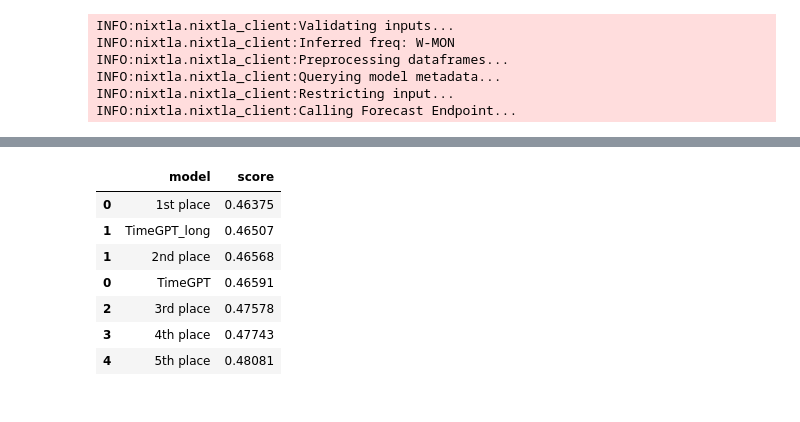
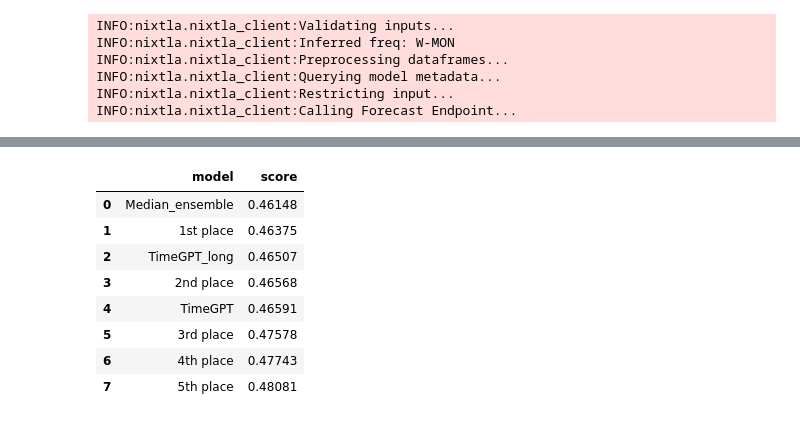
Before and after one commit to MMenchero/modern_forecasting_course, a Jupyter notebook: nbs/04_timegpt.ipynb, the cells around one changed output, grey strips where cells are left out. Drawn from its saved outputs; the diff is of its cells as text; code cells hidden in the pictures.

```diff
--- a/nbs/04_timegpt.ipynb
+++ b/nbs/04_timegpt.ipynb
@@ -57,5 +57,8 @@ INFO:nixtla.nixtla_client:Calling Forecast Endpoint...
 # %%
 fc_timegpt = fc.merge(fc_long, on=['unique_id', 'ds'], how='inner', suffixes=('', '_long'))
 
+# Median ensemble
+fc_timegpt['Median_ensemble'] = fc_timegpt.iloc[:, 2:].median(axis=1)
+
 nixtla_client.plot(df, fc_timegpt)
 # %% [output]
@@ -67,14 +70,15 @@ timegpt_scores = vn1_competition_evaluation(fc_timegpt)
 # %%
 winners_scores = pd.read_parquet('../scores/winners_scores.parquet')
 
 results = pd.concat([winners_scores, timegpt_scores])
-results.sort_values(by='score')
+results.sort_values(by='score').reset_index(drop=True)
 # %% [output]
 |  | model | score |
-| 0 | 1st place | 0.46375 |
-| 1 | TimeGPT_long | 0.46507 |
-| 1 | 2nd place | 0.46568 |
-| 0 | TimeGPT | 0.46591 |
-| 2 | 3rd place | 0.47578 |
-| 3 | 4th place | 0.47743 |
-| 4 | 5th place | 0.48081 |
+| 0 | Median_ensemble | 0.46148 |
+| 1 | 1st place | 0.46375 |
+| 2 | TimeGPT_long | 0.46507 |
+| 3 | 2nd place | 0.46568 |
+| 4 | TimeGPT | 0.46591 |
+| 5 | 3rd place | 0.47578 |
+| 6 | 4th place | 0.47743 |
+| 7 | 5th place | 0.48081 |
```
Also changed, not shown: parts of 2 cells of this notebook, 5 other files.
